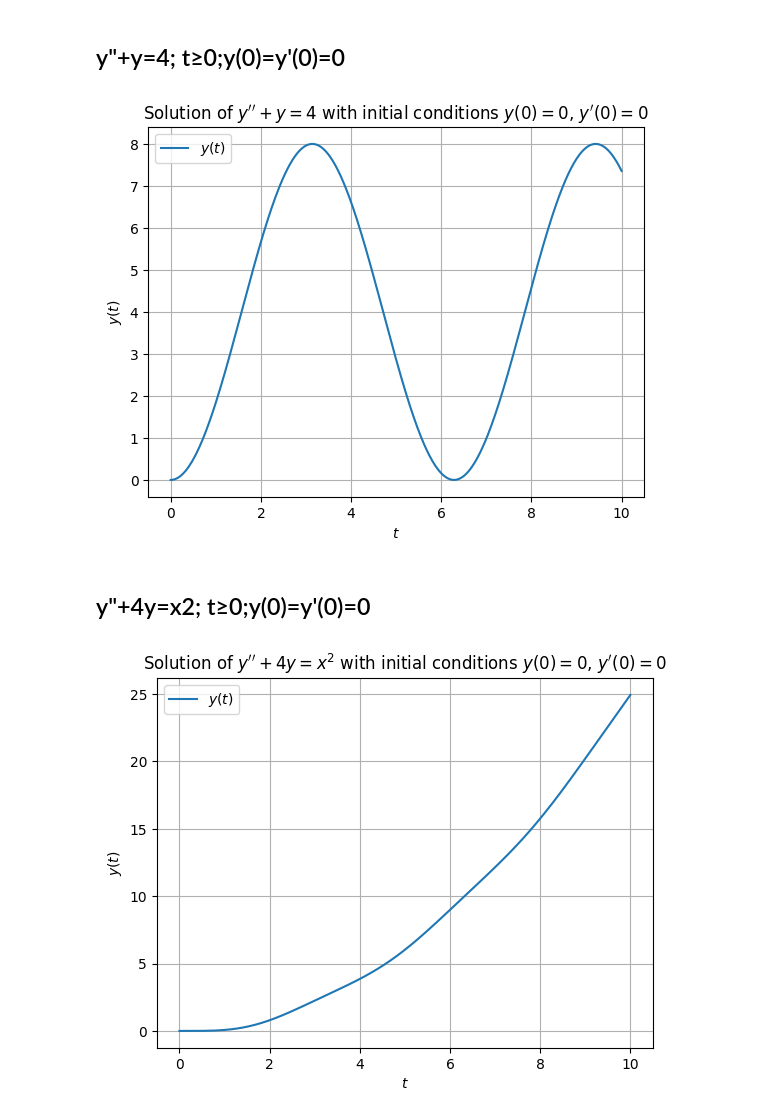
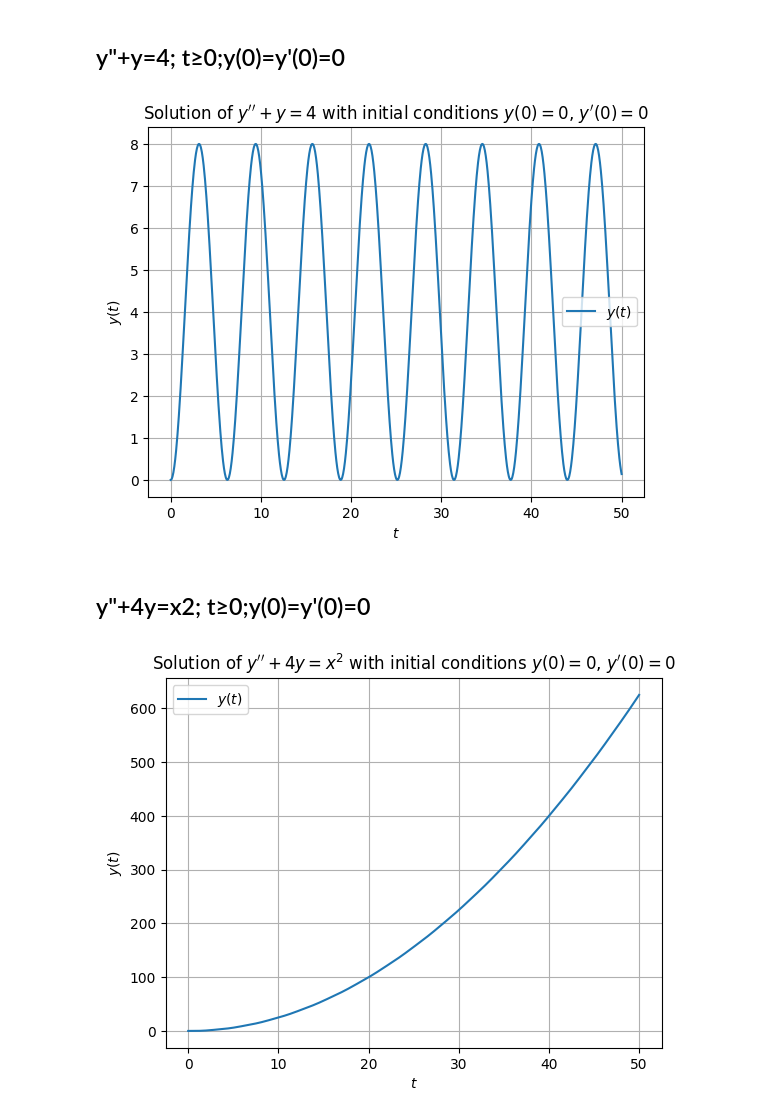
Before and after one commit to TaterTotMan64/CST-305, a Jupyter notebook: Project 3/Project 3 – Green's Function and ODE with IVP.ipynb, the cells around one changed output. Cells and saved outputs as stored; diff of their text form; code cells hidden in the pictures.

```diff
--- a/Project 3/Project 3 – Green's Function and ODE with IVP.ipynb
+++ b/Project 3/Project 3 – Green's Function and ODE with IVP.ipynb
@@ -18,7 +24,7 @@ def odefunc(t, y):
 y0 = [0, 0]  # y(0) = 0, y'(0) = 0
 
 # Time points
-t_span = (0, 10)
+t_span = (0, 50)
 t_eval = np.linspace(t_span[0], t_span[1], 500)
 
 # Solve the ODE
@@ -50,7 +56,7 @@ def odefunc(x, y):
 y0 = [0, 0]  # y(0) = 0, y'(0) = 0
 
 # Time points
-x_span = (0, 10)
+x_span = (0, 50)
 x_eval = np.linspace(x_span[0], x_span[1], 500)
 
 # Solve the ODE
@@ -78,40 +84,41 @@ plt.show()
 # %%
 # Define the Green's function
 def G(t, tau):
-    return np.where(tau <= t, np.sin(t - tau), 0)
+    return np.where(tau <= t, - np.sin(tau) * np.cos(t) + np.cos(tau) * np.sin(t), 0)
 
 # Define the integrand for the particular solution
 def integrand(tau, t):
     return G(t, tau) * 4
 
 # Define the function to calculate the particular solution y_p(t)
 def y_p(t):
     result, _ = quad(integrand, 0, t, args=(t,))
     return result
 
 # Define the general solution y(t)
 def y(t):
     return y_p(t)
 
 # Set up the points to evaluate the solution
-t_values = np.linspace(0, 10, 500)
+t_values = np.linspace(0, 50, 1000)
 y_values = np.array([y(t) for t in t_values])
 
 # Plot the solution
 plt.plot(t_values, y_values, label='$y(t)$')
 plt.xlabel('$t$')
 plt.ylabel('$y(t)$')
 plt.legend()
 plt.title('Solution of $y\'\' + y = 4$ with initial conditions $y(0) = 0$, $y\'(0) = 0$')
 plt.grid(True)
+plt.show()
 # %% [output]
-[figure, old version]
+[figure, new version]
 # %% [markdown]
 ## y"+4y=x2; t≥0;y(0)=y'(0)=0
 # %%
 # Define the Green's function
 def G(tau, t):
-    return np.where(tau <= t, (np.sin(2*(t-tau)) / 2), 0)
+    return np.where(tau <= t, (np.sin(2*(t-tau)) / 2), 0) # (np.sin(2*(t-tau)) / 2) is the simplified greens function from the documentation
 
 # Define the integrand for the particular solution
 def integrand(tau, t):
@@ -127,7 +134,7 @@ def y(t):
     return y_p(t)
 
 # Set up the points to evaluate the solution
-t_values = np.linspace(0, 10, 500)
+t_values = np.linspace(0, 50, 1000)
 y_values = np.array([y(t) for t in t_values])
 
 # Plot the solution
@@ -139,4 +146,4 @@ plt.title('Solution of $y\'\' + 4y = x^2$ with initial conditions $y(0) = 0$, $y
 plt.grid(True)
 plt.show()
 # %% [output]
-[figure, old version]
+[figure, new version]
```
Also changed, not shown: parts of 3 cells of this notebook, 1 other file.
